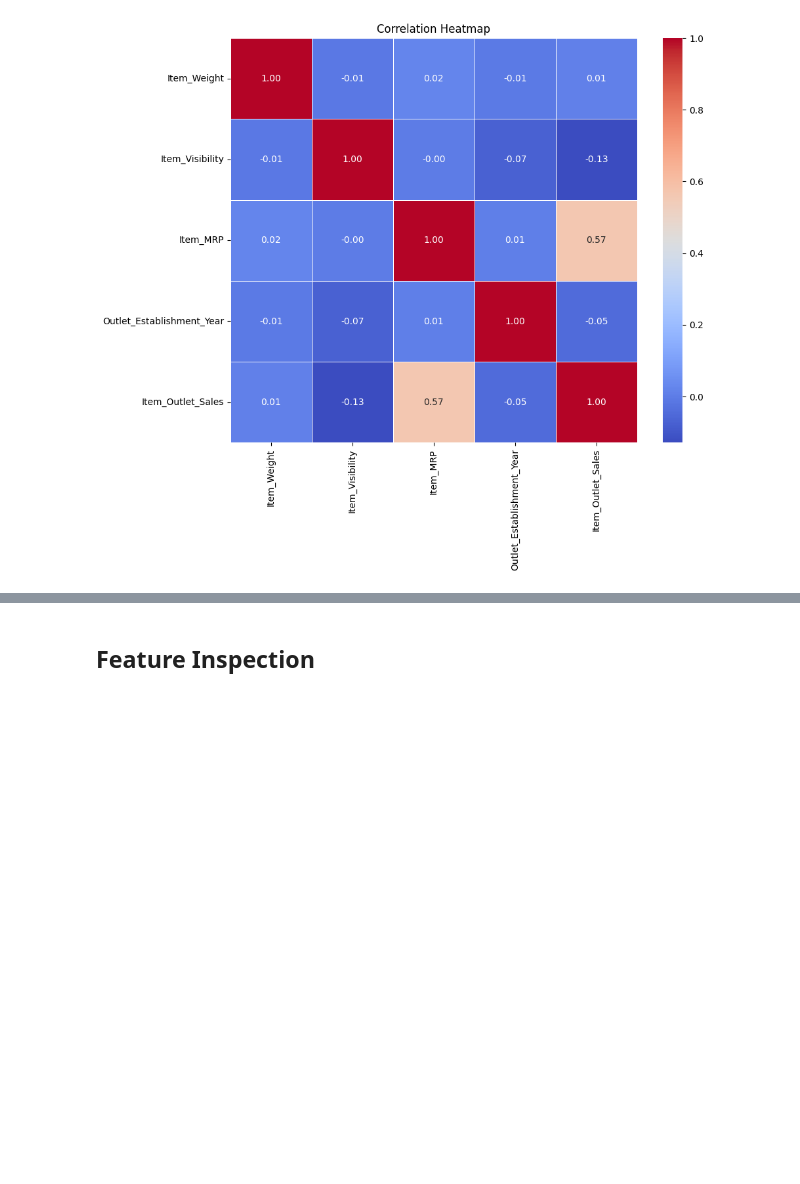
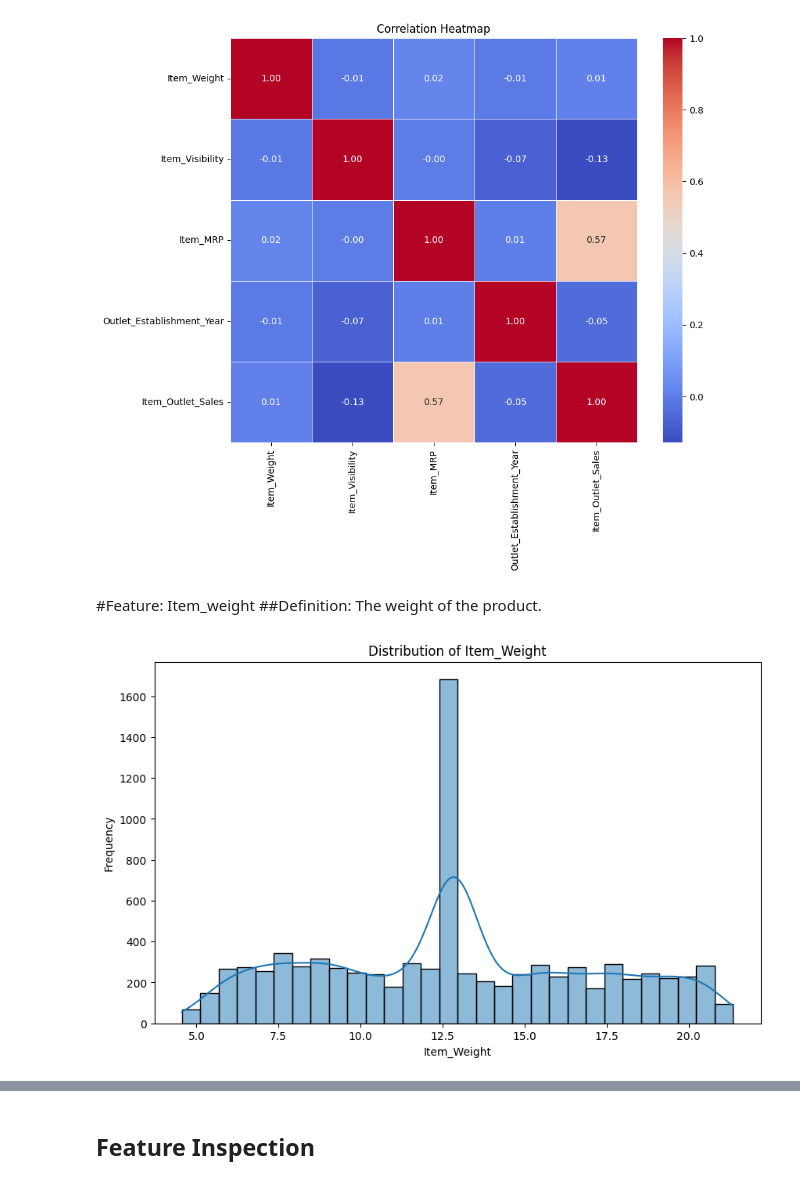
Before and after one commit to Maudhaffer/Project-1, a Jupyter notebook: Project_1.ipynb, the cells around one changed output, grey strips where cells are left out. Drawn from its saved outputs; the diff is of its cells as text; code cells hidden in the pictures; blank space fills up the shorter version.

```diff
--- a/Project_1.ipynb
+++ b/Project_1.ipynb
@@ -192,3 +195,15 @@ plt.title('Correlation Heatmap')
 plt.show()
 # %% [output]
 [figure]
+# %% [markdown]
+#Feature: Item_weight
+##Definition: The weight of the product.
+# %%
+plt.figure(figsize=(10, 6))
+sns.histplot(df['Item_Weight'], bins=30, kde=True)
+plt.title('Distribution of Item_Weight')
+plt.xlabel('Item_Weight')
+plt.ylabel('Frequency')
+plt.show()
+# %% [output]
+[figure, added]
```
Also changed, not shown: parts of 19 cells of this notebook.
